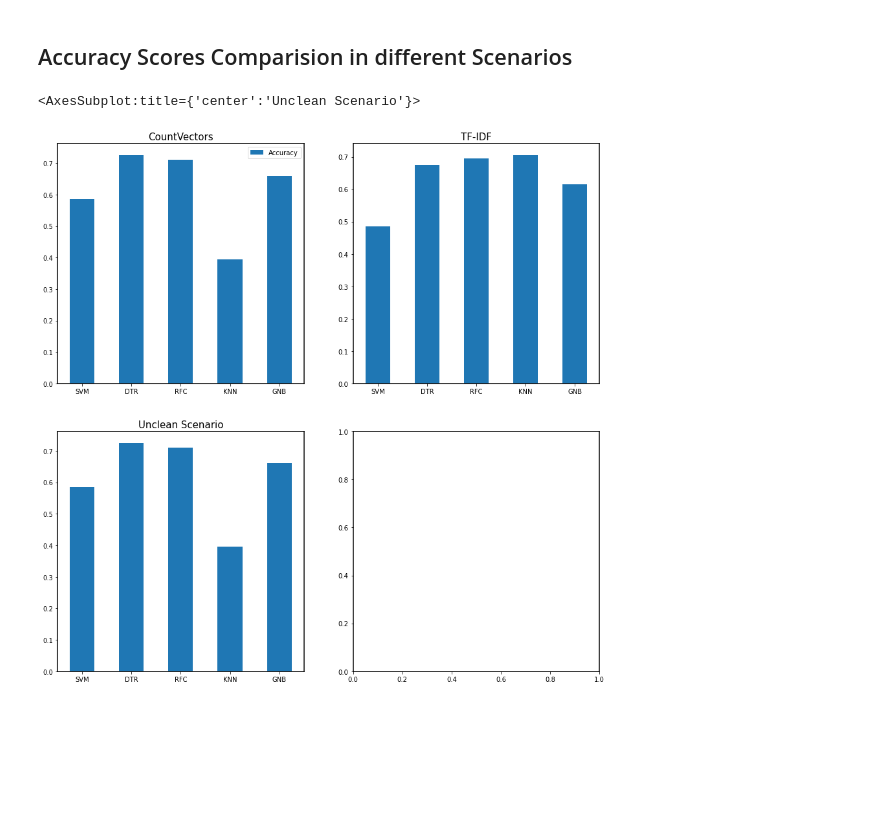
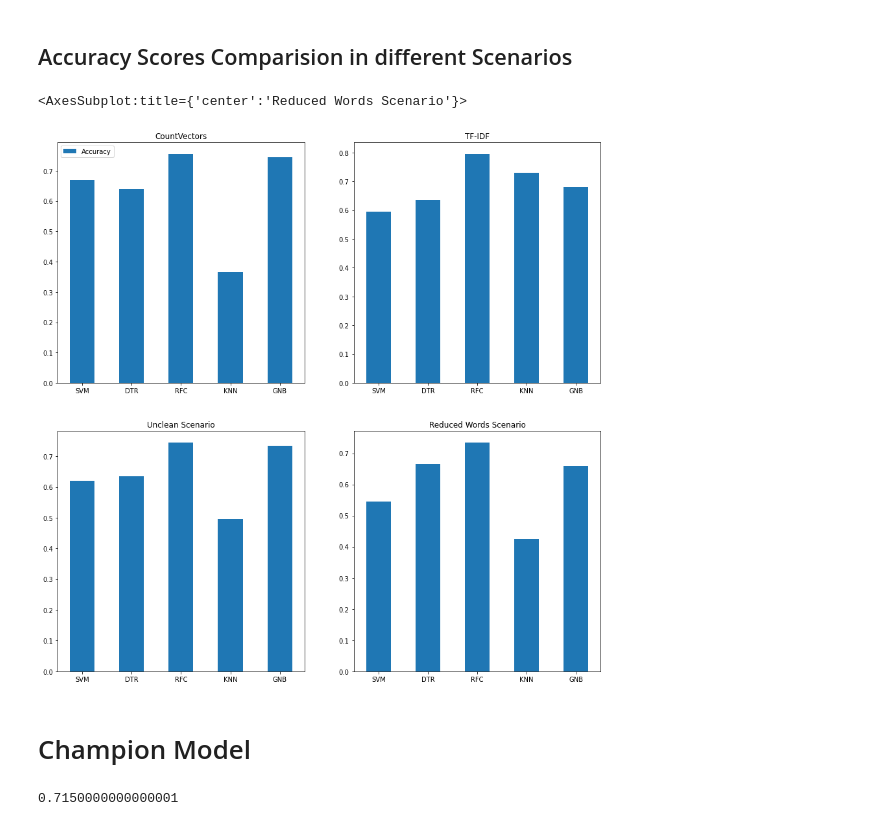
Before and after one commit to bhaskars9/Text-Classification, a Jupyter notebook: TextClassificatoinFinal.ipynb, the cells around one changed output. Drawn from its saved outputs; the diff is of its cells as text; code cells hidden in the pictures; blank space fills up the shorter version.

Commit message:
Added Champion, Error Analysis

```diff
--- a/TextClassificatoinFinal.ipynb
+++ b/TextClassificatoinFinal.ipynb
@@ -168,7 +162,7 @@ df.head()
 # %% [markdown]
 ## 3.1 Bag of Words
 # %%
-vectorizer = CountVectorizer()
+vectorizer = CountVectorizer(max_features = 1500)
 X_bow = vectorizer.fit_transform(df.text).toarray()
 X_bow.shape
 # %% [output]
@@ -393,0 +402,7 @@ weighted avg       0.79      0.79      0.79       200
+# %%
+%%time
+print('##############Before removing stop Words\n'+df_reduced.text[0])
+
+df_reduced.text = df_reduced['text'].apply(textfilter)
+
+print('\n##############After removing stop words\n'+df_reduced.text[0])
@@ -393,0 +418,26 @@ weighted avg       0.79      0.79      0.79       200
+# %%
+def modelReduced(algorithms, X_train, y_train, X_test, y_test):
+    testScores = {}
+    testPreds = {}
+    for modelName, model in algorithms.items():
+        pipelineModel = Pipeline([('MODEL', model)])
+        pipelineModel.fit(X_train, y_train)
+        testPreds[modelName] = pipelineModel.predict(X_test)
+        testScores[modelName] = cross_val_score(pipelineModel, X_test, y_test, cv=10, scoring="accuracy")
+    avgTestScores = {}
+    for name, model in testScores.items():
+        avgTestScores[name] = np.mean(model)
+    return avgTestScores, testPreds
+# %%
+# Using the uncleaned data
+
+vectorizer = CountVectorizer()
+X_unclean = vectorizer.fit_transform(df_reduced.text).toarray()
+
+X_train, X_test, y_train, y_test = train_test_split(X_unclean, df_reduced.label, test_size=0.2, random_state = 42)
+
+redScores, redPreds = modelReduced(algorithms=algorithms,X_train=X_train,y_train=y_train,X_test=X_test,y_test=y_test)
+
+# Converting it into a dataframe
+redScores_df = pd.DataFrame(redScores, index=["Accuracy"]).T
+redScores_df
@@ -431,8 +488,11 @@ sns.lineplot(data = iter_res_df).set(title='Max Features vs Performance')
 # %%
 fig, axes = plt.subplots(nrows=2, ncols=2, figsize=(15,15))
 avgBowTestScores_df.plot(kind='bar', ax=axes[0,0], rot=0, title="CountVectors")
 avgTfidfTestScores_df.plot(kind='bar', ax=axes[0,1], rot=0, legend=False, title="TF-IDF")
 uncleanScores_df.plot(kind='bar', ax=axes[1, 0], rot=0, legend=False, title="Unclean Scenario")
+redScores_df.plot(kind='bar', ax=axes[1, 1], rot=0, legend=False, title="Reduced Words Scenario")
 # %% [output]
-<AxesSubplot:title={'center':'Unclean Scenario'}>
+<AxesSubplot:title={'center':'Reduced Words Scenario'}>
-[figure, old version]
+[figure, new version]
+# %% [markdown]
+# Champion Model
@@ -438,0 +501,9 @@ uncleanScores_df.plot(kind='bar', ax=axes[1, 0], rot=0, legend=False, title="Unc
+# %%
+pipeline_champion= Pipeline([('Bow',CountVectorizer()),
+                             ('tf-idf',TfidfTransformer()),
+                            ('RFC',RandomForestClassifier(n_jobs=-1,random_state = 21))])
+pipeline_champion.fit(X_train,y_train)
+value = cross_val_score(pipeline_champion,X_test,y_test, cv =10,scoring="accuracy")
+print(np.mean(value))
+# %% [output]
+0.7150000000000001
```
Also changed, not shown: parts of 31 cells of this notebook, 5 other files.
